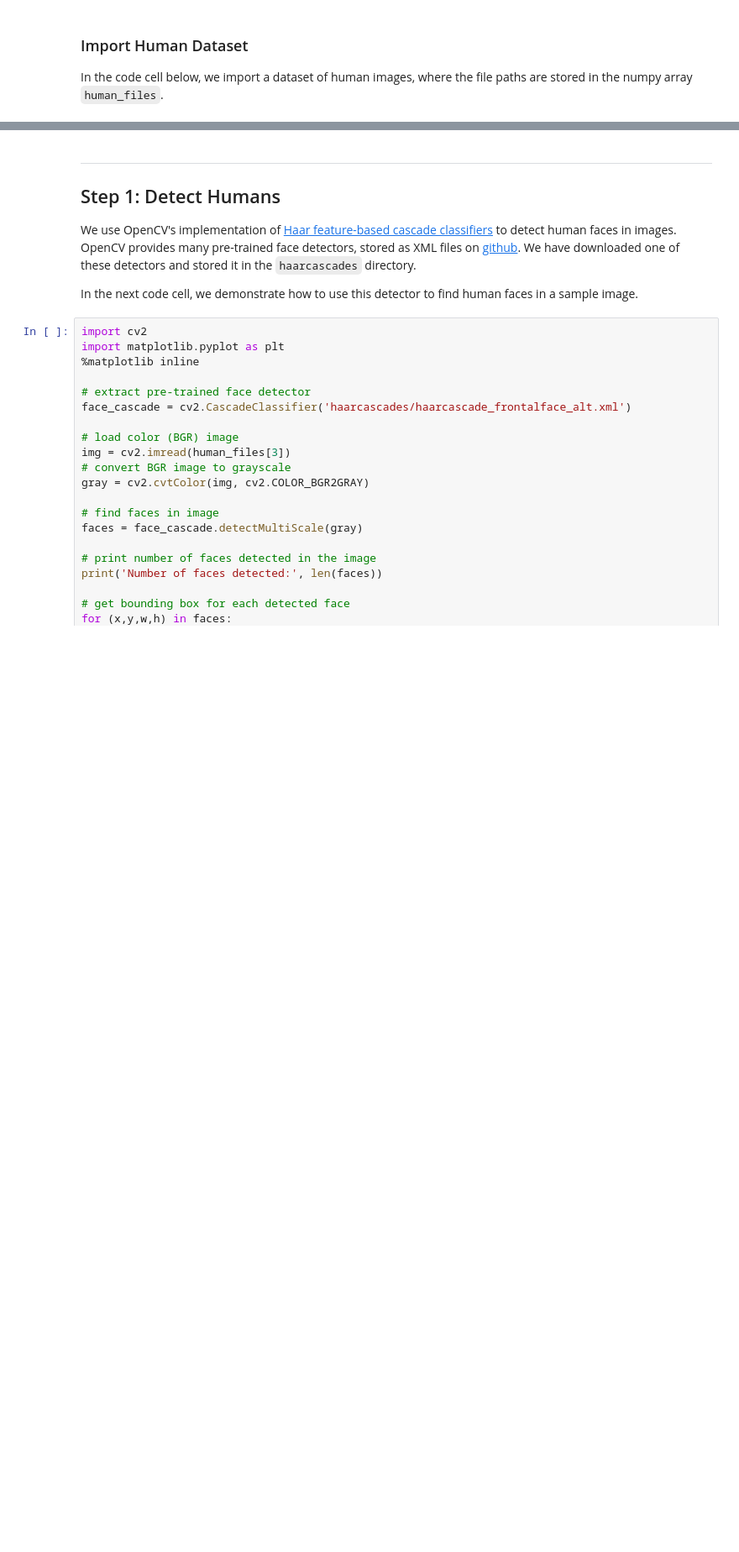
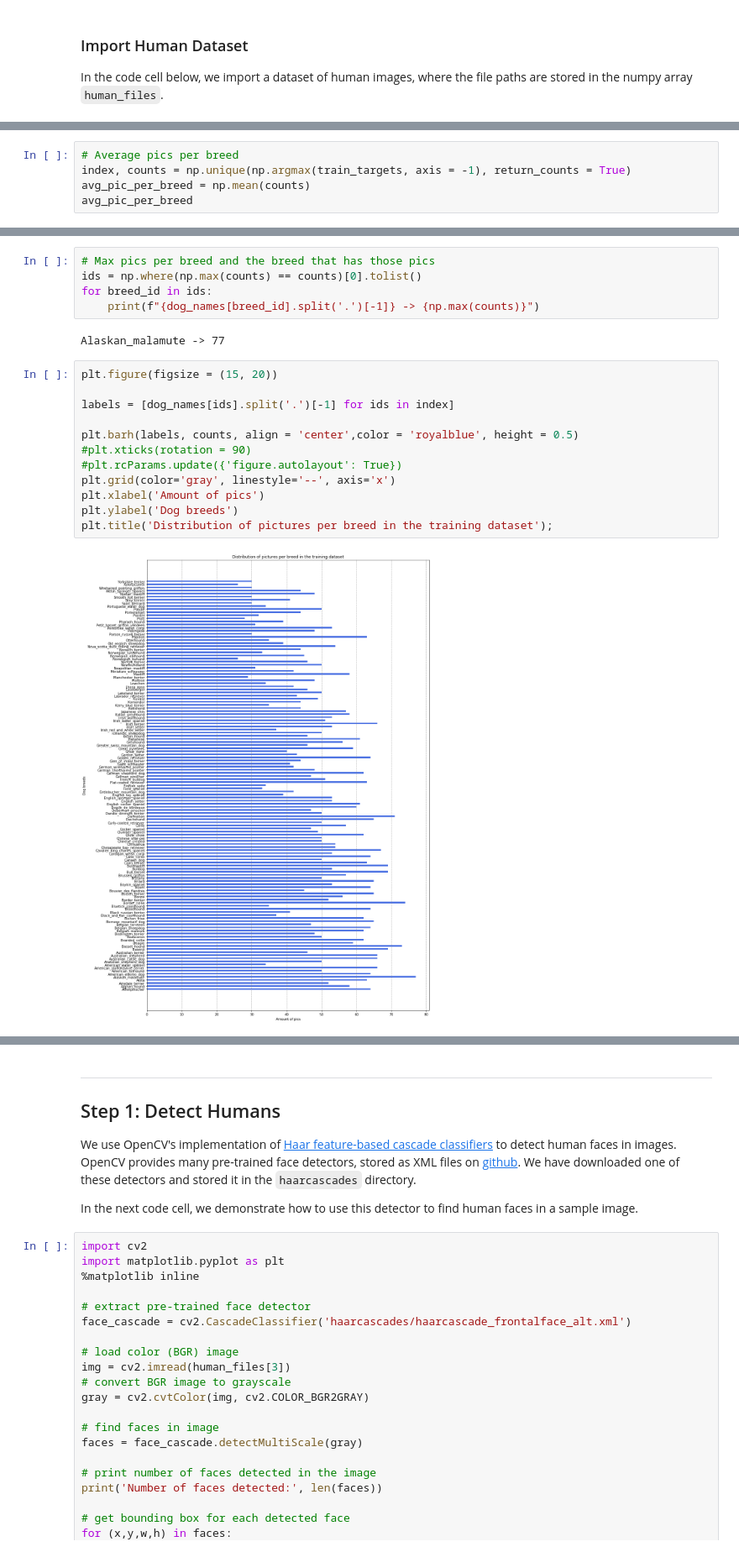
Before and after one commit to alexrop/cnn_dog_breed_classifier, a Jupyter notebook: dog_app.ipynb, the cells around one changed output, grey strips where cells are left out. Shown at 84% size. Cells and saved outputs as stored; diff of their text form; blank space fills up the shorter version.

```diff
--- a/dog_app.ipynb
+++ b/dog_app.ipynb
@@ -111,0 +185,5 @@ There are 13233 total human images.
+# %%
+# Average pics per breed
+index, counts = np.unique(np.argmax(train_targets, axis = -1), return_counts = True)
+avg_pic_per_breed = np.mean(counts)
+avg_pic_per_breed
@@ -111,0 +200,21 @@ There are 13233 total human images.
+# %%
+# Max pics per breed and the breed that has those pics
+ids = np.where(np.max(counts) == counts)[0].tolist()
+for breed_id in ids:
+    print(f"{dog_names[breed_id].split('.')[-1]} -> {np.max(counts)}")
+# %% [output]
+Alaskan_malamute -> 77
+# %%
+plt.figure(figsize = (15, 20))
+
+labels = [dog_names[ids].split('.')[-1] for ids in index]
+
+plt.barh(labels, counts, align = 'center',color = 'royalblue', height = 0.5)
+#plt.xticks(rotation = 90)
+#plt.rcParams.update({'figure.autolayout': True})
+plt.grid(color='gray', linestyle='--', axis='x')
+plt.xlabel('Amount of pics')
+plt.ylabel('Dog breeds')
+plt.title('Distribution of pictures per breed in the training dataset');
+# %% [output]
+[figure, added]
```
Also changed, not shown: parts of 39 cells of this notebook, 1 other file.
